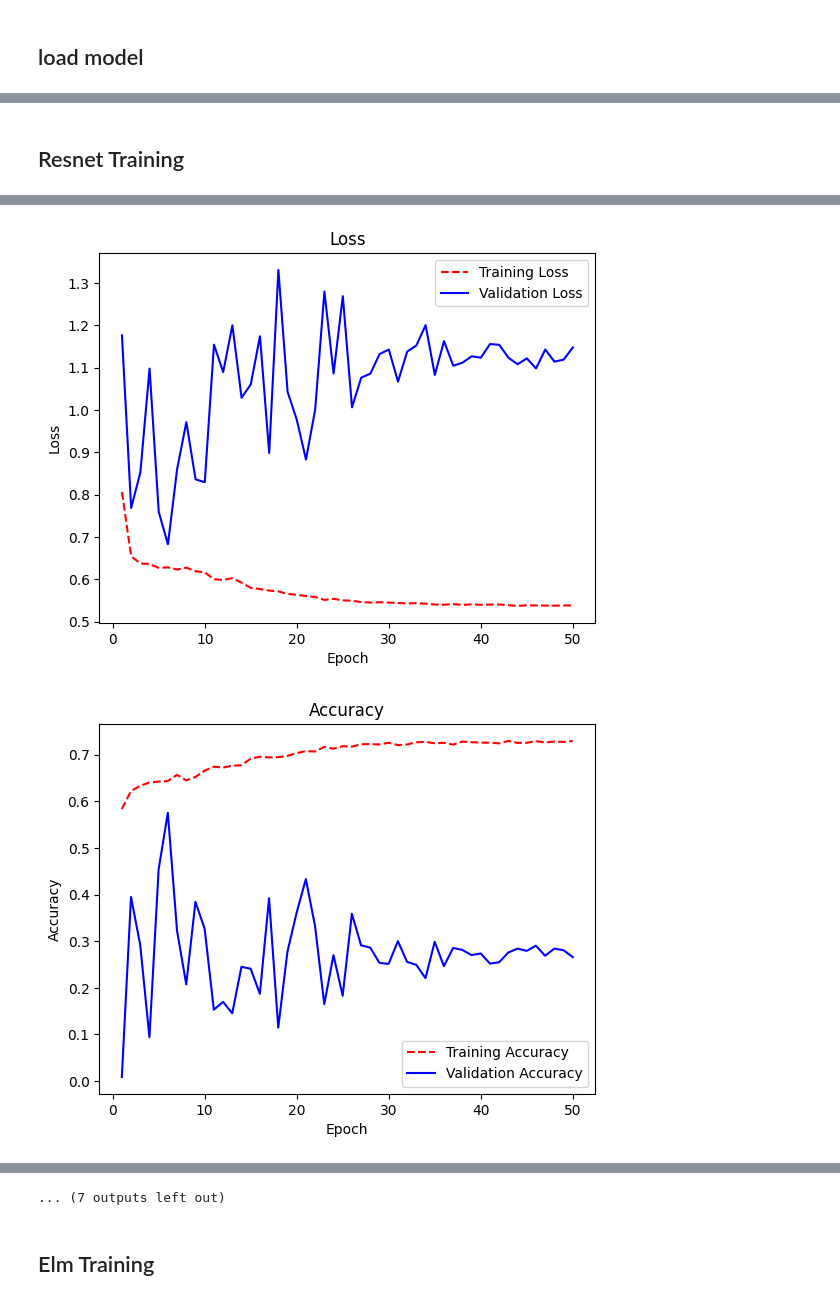
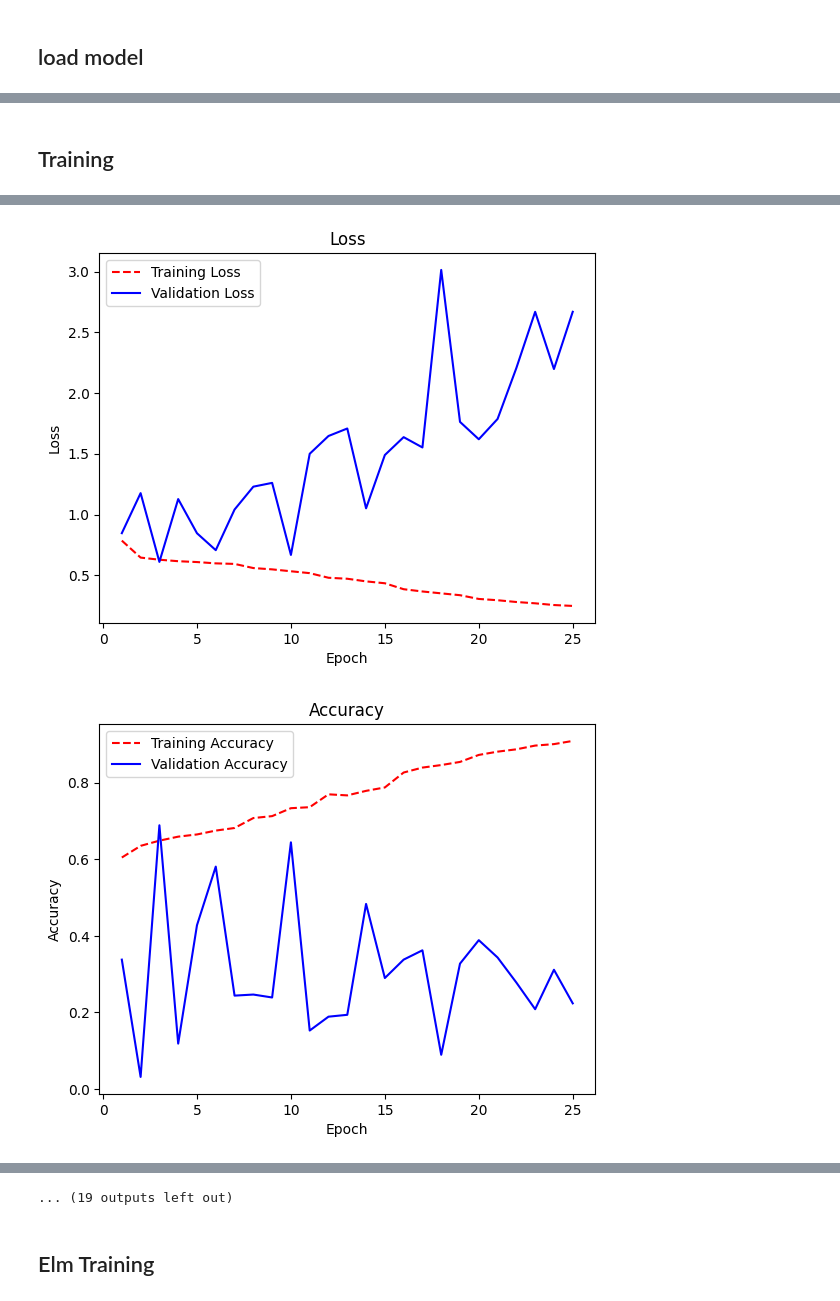
Before and after one commit to chandniagarwal/Gan_Classifier, a Jupyter notebook: notebooks/Softmax.ipynb, the cells around one changed output, grey strips where cells are left out. Cells and saved outputs as stored; diff of their text form; code cells hidden in the pictures.

```diff
--- a/notebooks/Softmax.ipynb
+++ b/notebooks/Softmax.ipynb
@@ -126,13 +126,17 @@ def load_model(model_function, layers_to_train):
   print('Running time: %.4f seconds' % (time.time()-start))
   return model
 # %%
-model_resnet_152_full = load_model(tf.keras.applications.ResNet152, ["conv5_block3_out"])
-model_resnet_101_full = load_model(tf.keras.applications.ResNet101, ["conv5_block3_out"])
-model_resnet_50_full = load_model(tf.keras.applications.ResNet50, ["conv5_block3_out"])
+model_resnet_152_full = load_model(tf.keras.applications.ResNet152, ["conv5_block3_3_bn", "conv5_block3_3_conv"])
+model_resnet_101_full = load_model(tf.keras.applications.ResNet101, ["conv5_block3_3_bn", "conv5_block3_3_conv"])
+model_resnet_50_full = load_model(tf.keras.applications.ResNet50, ["conv5_block3_3_bn", "conv5_block3_3_conv"])
+model_vgg_16_full = load_model(tf.keras.applications.vgg16.VGG16, ["block5_conv3"])
+model_vgg_19_full = load_model(tf.keras.applications.vgg19.VGG19, ["block5_conv3"])
 
 model_resnet_152_freeze = load_model(tf.keras.applications.ResNet152, [])
 model_resnet_101_freeze = load_model(tf.keras.applications.ResNet101, [])
 model_resnet_50_freeze = load_model(tf.keras.applications.ResNet50, [])
+model_vgg_16_freeze = load_model(tf.keras.applications.vgg16.VGG16, [])
+model_vgg_19_freeze = load_model(tf.keras.applications.vgg19.VGG19, [])
 # %% [output]
 Downloading data from https://storage.googleapis.com/tensorflow/keras-applications/resnet/resnet152_weights_tf_dim_ordering_tf_kernels_notop.h5
 234698864/234698864 [==============================] - 12s 0us/step
@@ -174,9 +161,34 @@ model_data = {
+# %%
+model_softmax = {
+    "Resnet_152_full": model_resnet_152_full,
+    "Resnet_101_full": model_resnet_101_full,
+    "Resnet_50_full": model_resnet_50_full,
+    "Resnet_152_freeze": model_resnet_152_freeze,
+    "Resnet_101_freeze": model_resnet_101_freeze,
+    "Resnet_50_freeze": model_resnet_50_freeze,
+    "VGG_16_full": model_vgg_16_full,
+    "VGG_19_full": model_vgg_19_full,
+    "VGG_16_freeze": model_vgg_16_freeze,
+    "VGG_19_freeze": model_vgg_19_freeze,
+}
+model_data = {
+    "Resnet_152_full": training_dataset_152_layer,
+    "Resnet_101_full": training_dataset,
+    "Resnet_50_full": training_dataset,
+    "Resnet_152_freeze": training_dataset_152_layer,
+    "Resnet_101_freeze": training_dataset,
+    "Resnet_50_freeze": training_dataset,
+    "VGG_16_full": training_dataset,
+    "VGG_19_full": training_dataset,
+    "VGG_16_freeze": training_dataset,
+    "VGG_19_freeze": training_dataset,
+}
 # %% [markdown]
-## Resnet Training
+## Training
 # %%
 for key in model_softmax.keys():
   print("_"*10, key, "_"*50)
   model_softmax[key] = Model(model_softmax[key], 0.001, f'/content/drive/MyDrive/final_model/checkpoint/{key}', "categorical_crossentropy")
-  model_softmax[key].train(model_data[key].images, model_data[key].labels, batch_size=64, epoch=50, validation_split=0.2)
+  model_softmax[key].train(model_data[key].images, model_data[key].labels, batch_size=64, epoch=25, validation_split=0.2)
   tf.keras.backend.clear_session()
 # %% [output]
@@ -238,2 +250,2 @@ Epoch 50/50
-[figure, old version]
+[figure, new version]
-[figure, old version]
+[figure, new version]
@@ -259,4 +271,4 @@ Epoch 50/50
-... (7 outputs left out)
+... (19 outputs left out)
 # %%
 # for key in model_softmax.keys():
 #   model_softmax[key] = Model(model_softmax[key], 0.001, f'/content/drive/MyDrive/final_model/checkpoint/{key}', "categorical_crossentropy")
```
Also changed, not shown: parts of 13 cells of this notebook, 2 other files.
